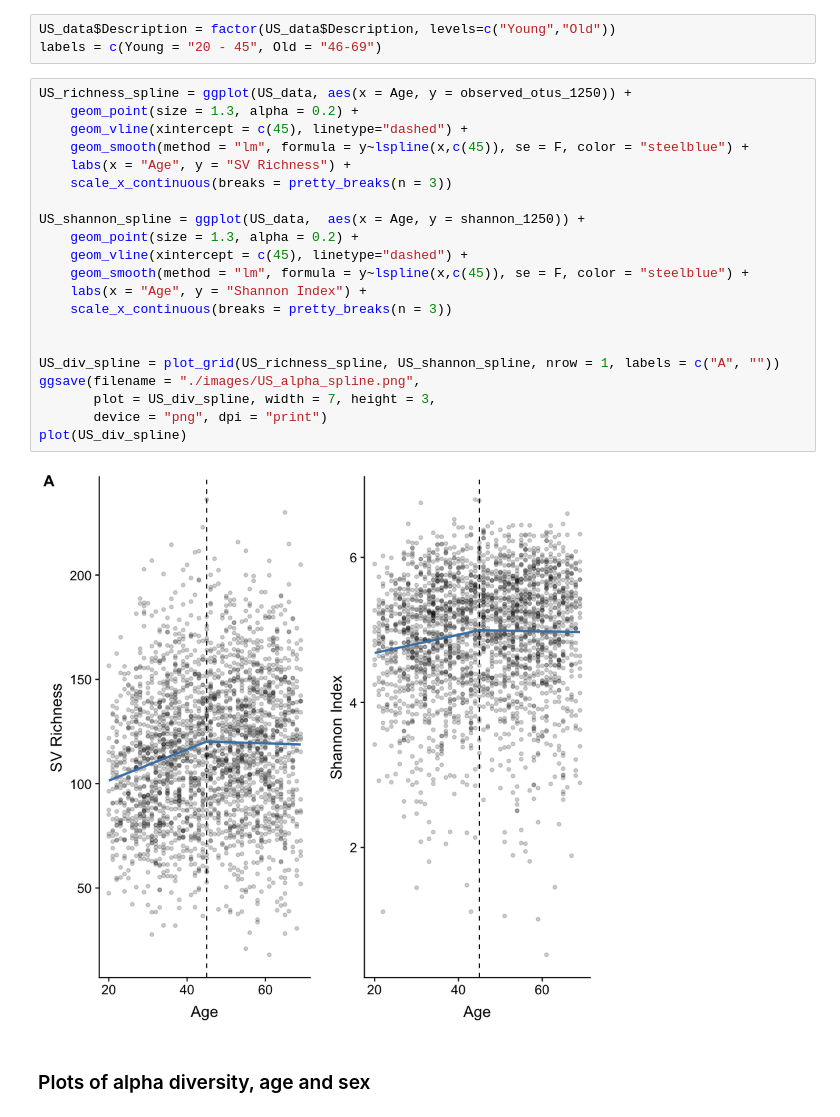
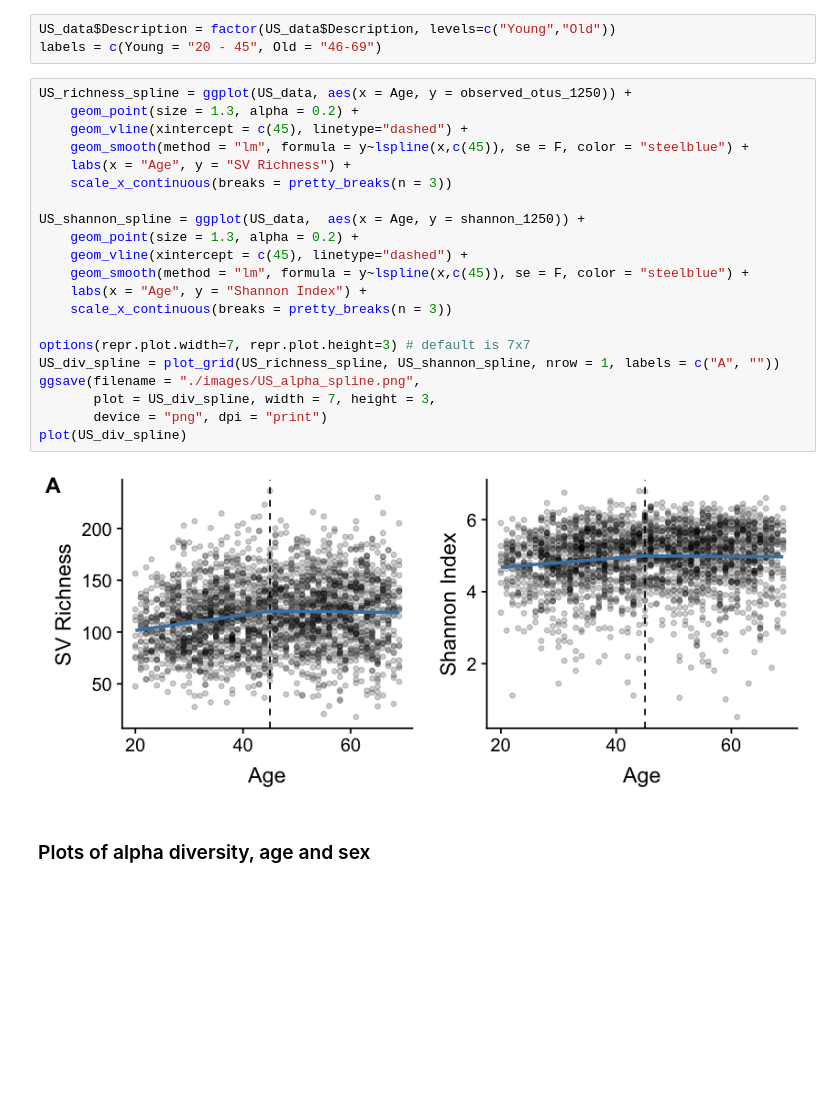
Before and after one commit to jacodela/microbio_aDiv, a Jupyter notebook: US_UK_Analyses/US_UK_data.ipynb, the cells around one changed output. Cells and saved outputs as stored; diff of their text form; blank space fills up the shorter version.

```diff
--- a/US_UK_Analyses/US_UK_data.ipynb
+++ b/US_UK_Analyses/US_UK_data.ipynb
@@ -89,26 +94,26 @@ labels = c(Young = "20 - 45", Old = "46-69")
 # %%
 US_richness_spline = ggplot(US_data, aes(x = Age, y = observed_otus_1250)) +
     geom_point(size = 1.3, alpha = 0.2) +
     geom_vline(xintercept = c(45), linetype="dashed") +
     geom_smooth(method = "lm", formula = y~lspline(x,c(45)), se = F, color = "steelblue") +
     labs(x = "Age", y = "SV Richness") +
     scale_x_continuous(breaks = pretty_breaks(n = 3))
 
 US_shannon_spline = ggplot(US_data,  aes(x = Age, y = shannon_1250)) +
     geom_point(size = 1.3, alpha = 0.2) +
     geom_vline(xintercept = c(45), linetype="dashed") +
     geom_smooth(method = "lm", formula = y~lspline(x,c(45)), se = F, color = "steelblue") +
     labs(x = "Age", y = "Shannon Index") +
     scale_x_continuous(breaks = pretty_breaks(n = 3))
 
-
+options(repr.plot.width=7, repr.plot.height=3) # default is 7x7
 US_div_spline = plot_grid(US_richness_spline, US_shannon_spline, nrow = 1, labels = c("A", ""))
 ggsave(filename = "./images/US_alpha_spline.png",
        plot = US_div_spline, width = 7, height = 3,
        device = "png", dpi = "print")
 plot(US_div_spline)
 # %% [output]
-[figure, old version]
+[figure, new version]
 # %% [markdown]
 ### Plots of alpha diversity, age and sex
 # %%
```
Also changed, not shown: parts of 30 cells of this notebook, 2 other files.
